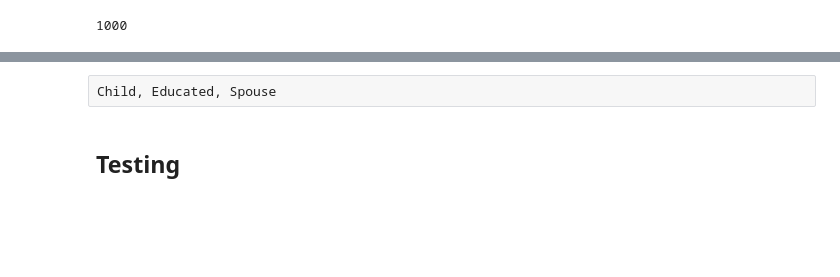
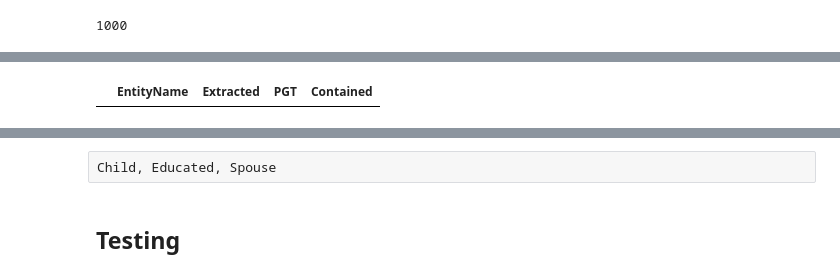
Before and after one commit to TheInfamousWayne/RecallIE, a Jupyter notebook: heatmap.ipynb, the cells around one changed output, grey strips where cells are left out. Drawn from its saved outputs; the diff is of its cells as text; code cells hidden in the pictures; blank space fills up the shorter version.

```diff
--- a/heatmap.ipynb
+++ b/heatmap.ipynb
@@ -512,3 +582,7 @@ dd[dd.EntityName == "George H. W. Bush"]
+# %%
+dd[dd['EntityName']=='Enslaved']
+# %% [output]
+|  | EntityName | Extracted | PGT | Contained |
 # %%
 plt.rcParams['figure.figsize'] = 20, 15
 # %%
```
Also changed, not shown: parts of 6 cells of this notebook, 18 other files.
